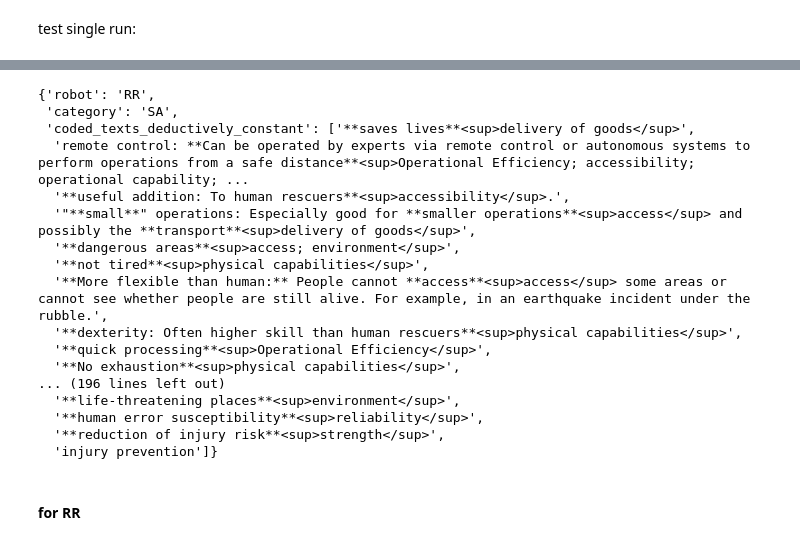
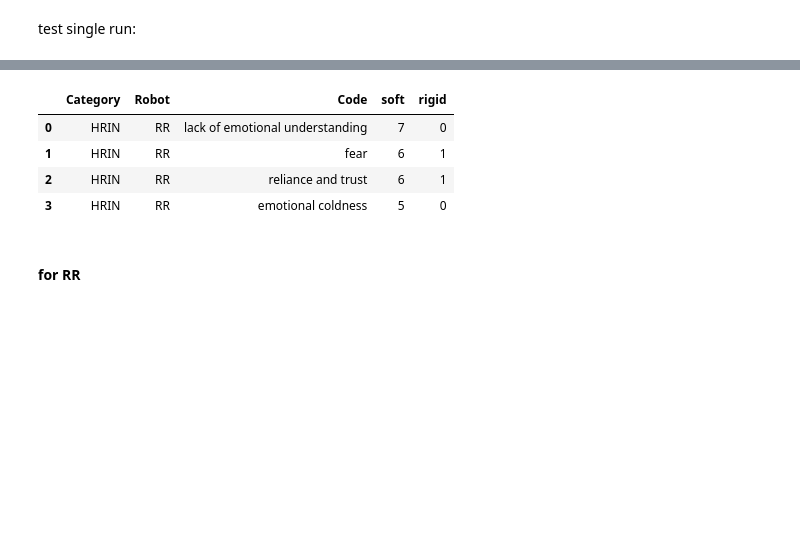
Before and after one commit to FennStatistics/Article_SoftRobotIntervention, a Jupyter notebook: Analyses/main study - LLM/runLLM.ipynb, the cells around one changed output, grey strips where cells are left out. Saved outputs shown, nothing was run; the diff lists cells and outputs as text; code cells hidden in the pictures; blank space fills up the shorter version.

```diff
--- a/Analyses/main study - LLM/runLLM.ipynb
+++ b/Analyses/main study - LLM/runLLM.ipynb
@@ -1673,7 +1651,7 @@ def process_robot_data_deductively(type_robot, category,
     df_merged = pd.merge(df_codes_constant, df_codes_new, on='Code', how='left', suffixes=('_1', '_2'))
 
     # Rename the columns
-    df_merged.rename(columns={'Count_1': 'soft', 'Count_2': 'rigid'}, inplace=True)
+    df_merged.rename(columns={'Count_1': 'rigid', 'Count_2': 'soft'}, inplace=True)
 
     # Fill missing values with 0 for codes not present in the second DataFrame
     df_merged['rigid'] = df_merged['rigid'].fillna(0).astype(int)
@@ -1688,7 +1666,7 @@ def process_robot_data_deductively(type_robot, category,
 test single run:
 # %%
 type_robot = "RR"
-category = "SA"
+category = "HRIN"
 
 tmp_out = process_robot_data_deductively(type_robot=type_robot,
                                category=category,
@@ -1723,23 +1686,11 @@ WARNING: Output contains code "**safety**" that is not in the codebook, removing
 # %%
-tmp_out["coded_texts"]
+tmp_out["frequency_codes"]
 # %% [output]
-{'robot': 'RR',
- 'category': 'SA',
- 'coded_texts_deductively_constant': ['**saves lives**<sup>delivery of goods</sup>',
-  'remote control: **Can be operated by experts via remote control or autonomous systems to perform operations from a safe distance**<sup>Operational Efficiency; accessibility; operational capability; ...
-  '**useful addition: To human rescuers**<sup>accessibility</sup>.',
-  '"**small**" operations: Especially good for **smaller operations**<sup>access</sup> and possibly the **transport**<sup>delivery of goods</sup>',
-  '**dangerous areas**<sup>access; environment</sup>',
-  '**not tired**<sup>physical capabilities</sup>',
-  '**More flexible than human:** People cannot **access**<sup>access</sup> some areas or cannot see whether people are still alive. For example, in an earthquake incident under the rubble.',
-  '**dexterity: Often higher skill than human rescuers**<sup>physical capabilities</sup>',
-  '**quick processing**<sup>Operational Efficiency</sup>',
-  '**No exhaustion**<sup>physical capabilities</sup>',
-... (196 lines left out)
-  '**life-threatening places**<sup>environment</sup>',
-  '**human error susceptibility**<sup>reliability</sup>',
-  '**reduction of injury risk**<sup>strength</sup>',
-  'injury prevention']}
+|  | Category | Robot | Code | soft | rigid |
+| 0 | HRIN | RR | lack of emotional understanding | 7 | 0 |
+| 1 | HRIN | RR | fear | 6 | 1 |
+| 2 | HRIN | RR | reliance and trust | 6 | 1 |
+| 3 | HRIN | RR | emotional coldness | 5 | 0 |
 # %% [markdown]
 #### for RR
 # %%
```
Also changed, not shown: parts of 40 cells of this notebook, 43 other files.
